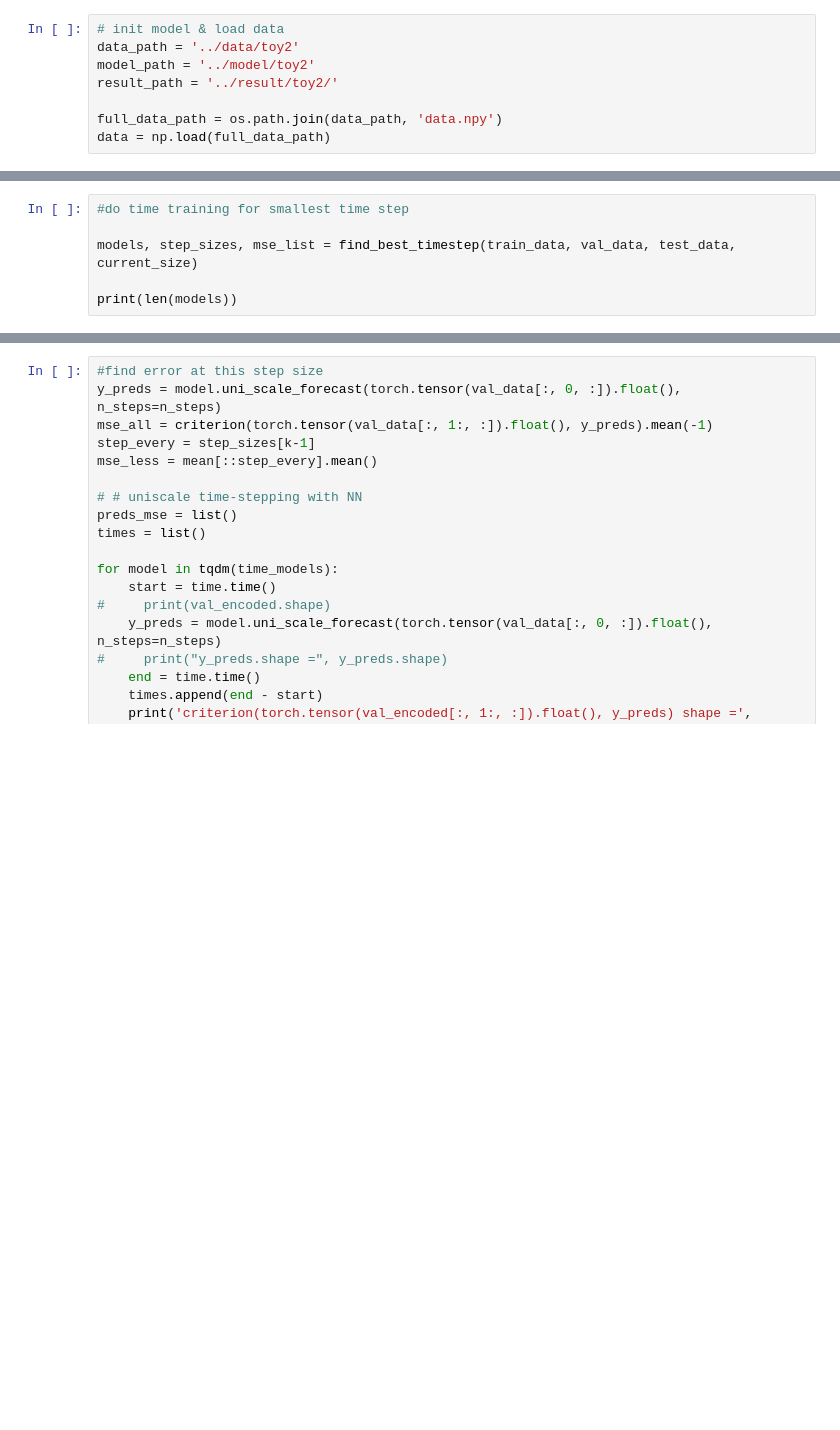
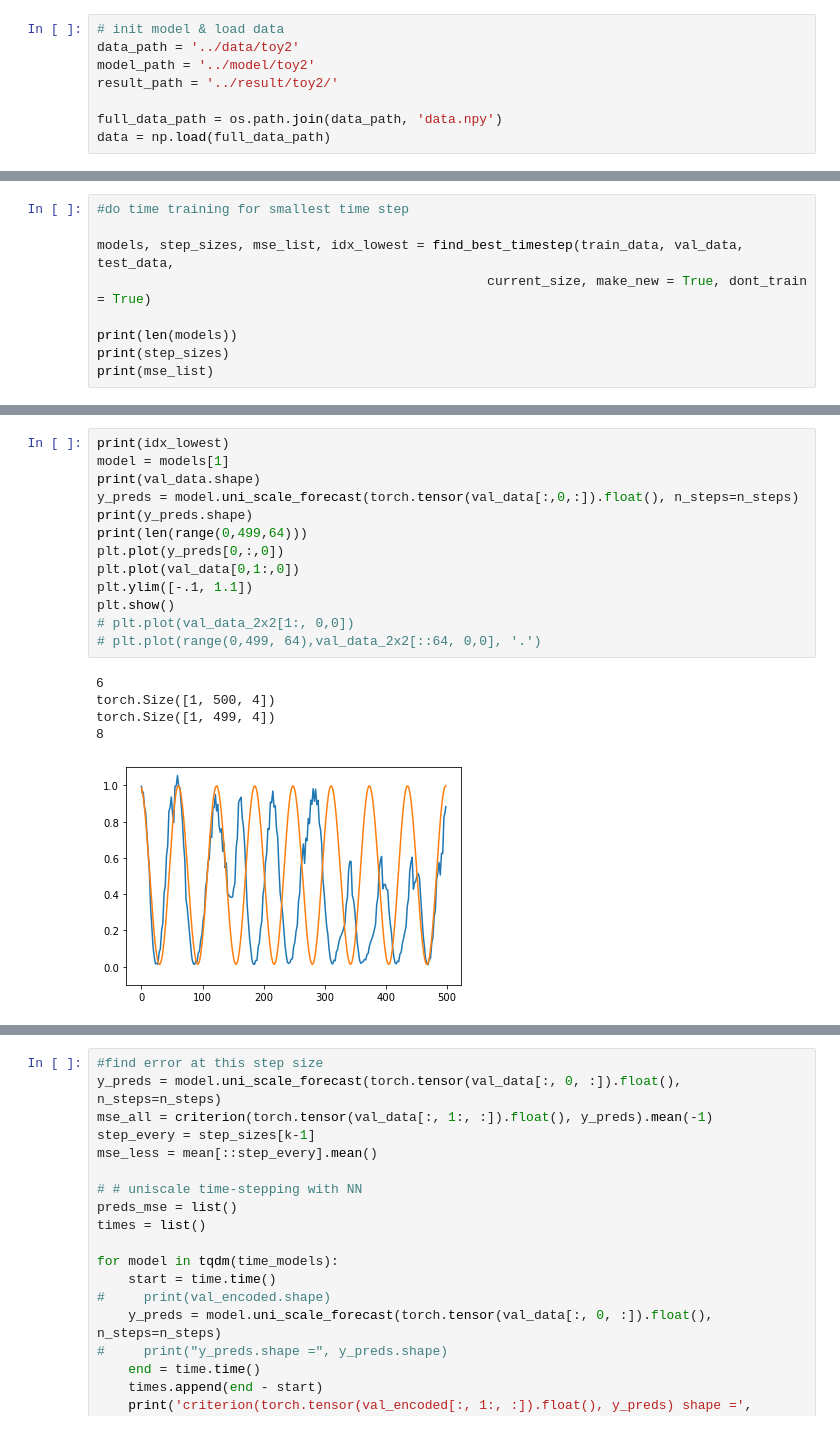
Before and after one commit to KatieJ16/Time_Space_multiscale, a Jupyter notebook: scripts/MrCAE_toy2_everything_averages_combining.ipynb, the cells around one changed output, grey strips where cells are left out. Saved outputs shown, nothing was run; the diff lists cells and outputs as text; blank space fills up the shorter version.

```diff
--- a/scripts/MrCAE_toy2_everything_averages_combining.ipynb
+++ b/scripts/MrCAE_toy2_everything_averages_combining.ipynb
@@ -201,7 +217,10 @@ def find_best_timestep(train_data, val_data, test_data, current_size, start_k =
 # %%
 #do time training for smallest time step
 
-models, step_sizes, mse_list = find_best_timestep(train_data, val_data, test_data, current_size)
+models, step_sizes, mse_list, idx_lowest = find_best_timestep(train_data, val_data, test_data,
+                                                  current_size, make_new = True, dont_train = True)
 
 print(len(models))
+print(step_sizes)
+print(mse_list)
 # %% [output]
@@ -247,0 +252,19 @@ RuntimeError: mat1 and mat2 shapes cannot be multiplied (1x1 and 4x128)
+# %%
+print(idx_lowest)
+model = models[1]
+print(val_data.shape)
+y_preds = model.uni_scale_forecast(torch.tensor(val_data[:,0,:]).float(), n_steps=n_steps)
+print(y_preds.shape)
+print(len(range(0,499,64)))
+plt.plot(y_preds[0,:,0])
+plt.plot(val_data[0,1:,0])
+plt.ylim([-.1, 1.1])
+plt.show()
+# plt.plot(val_data_2x2[1:, 0,0])
+# plt.plot(range(0,499, 64),val_data_2x2[::64, 0,0], '.')
+# %% [output]
+6
+torch.Size([1, 500, 4])
+torch.Size([1, 499, 4])
+8
+[figure, added]
```
Also changed, not shown: parts of 30 cells of this notebook, 4 other files.
